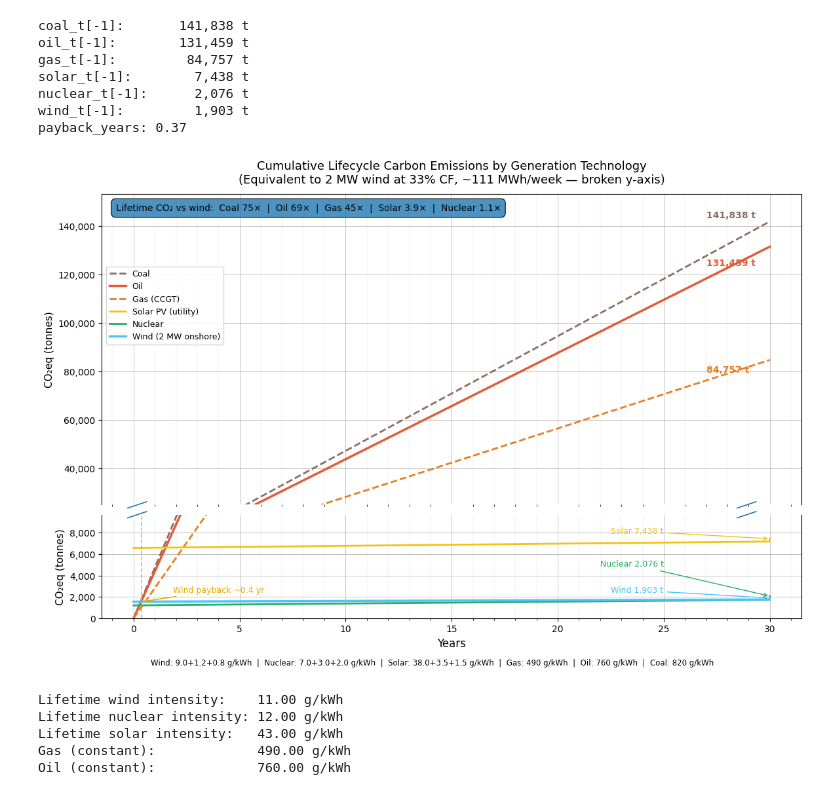
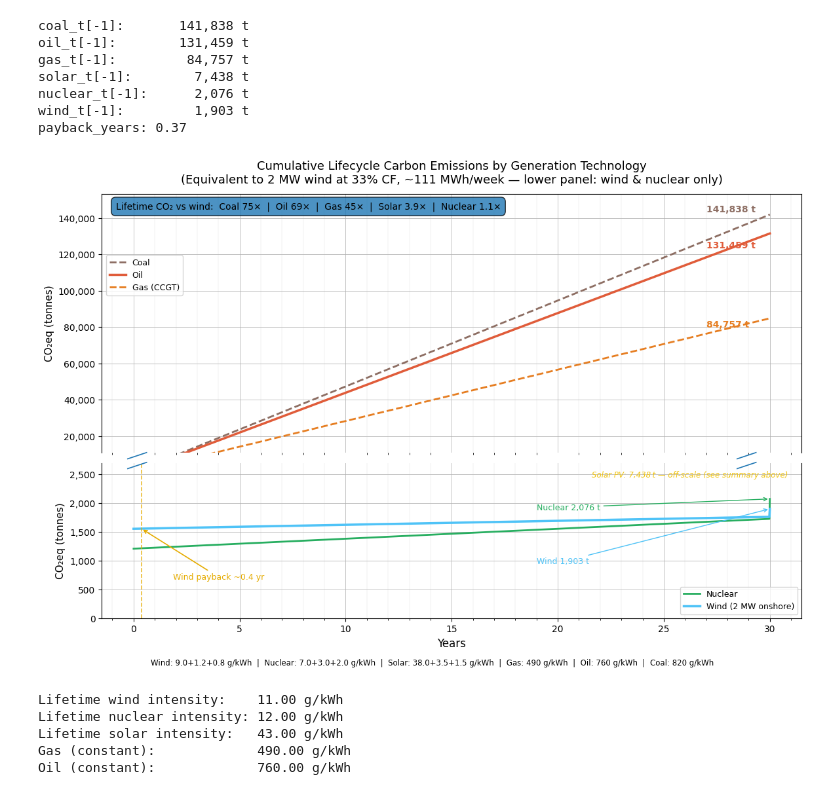
Before and after one commit to lookbusy1344/Relativity, a Jupyter notebook: Python/Carbon.ipynb, the cells around one changed output. Drawn from its saved outputs; the diff is of its cells as text; code cells hidden in the pictures.

Commit message:
fix(Carbon): exclude solar from bottom panel to clarify wind vs nuclear
Solar PV (~7,500 t) was dominating the bottom panel scale, compressing
wind and nuclear into an unreadable band. Bottom panel now shows only
wind and nuclear with a tight y-axis; solar is noted as off-scale with
an italic label. y_top_min gap adjusted so solar falls between panels.

```diff
--- a/Python/Carbon.ipynb
+++ b/Python/Carbon.ipynb
@@ -129,11 +129,12 @@ print(f"payback_years: {payback_years:.2f}" if payback_years else "no payback fo
 
 # --- Broken y-axis ---
 # Top panel: coal, oil, gas (high-emission, linear scale)
-# Bottom panel: wind, nuclear, solar (low-emission, shows upfront manufacturing debt)
-low_max = max(wind_t.max(), solar_t.max(), nuclear_t.max())
+# Bottom panel: wind, nuclear only — solar (~7,500 t) excluded to show wind/nuclear clearly
+low_max = max(wind_t.max(), nuclear_t.max())
 y_bot_max = low_max * 1.3
 y_top_max = coal_t.max() * 1.08
-y_top_min = y_bot_max * 2.6  # gap between panels
+# gap sits above solar so it falls in neither panel
+y_top_min = max(solar_t.max() * 1.4, y_bot_max * 4.0)
 
 COLOR_COAL = "#8d6e63"
 COLOR_OIL = "#e05c3a"
@@ -147,40 +148,32 @@ fig, (ax_top, ax_bot) = plt.subplots(
     1,
     sharex=True,
     figsize=(12, 8),
-    gridspec_kw={"height_ratios": [3, 1], "hspace": 0.05},
+    gridspec_kw={"height_ratios": [2.5, 1.5], "hspace": 0.05},
 )
 
-for ax in (ax_top, ax_bot):
-    ax.grid(True, linewidth=0.7, alpha=0.8)
-    ax.grid(True, which="minor", linewidth=0.3, alpha=0.4)
-    ax.plot(
-        years_axis,
-        coal_t,
-        color=COLOR_COAL,
-        linewidth=2.0,
-        linestyle="--",
-        label="Coal",
-    )
-    ax.plot(years_axis, oil_t, color=COLOR_OIL, linewidth=2.5, label="Oil")
-    ax.plot(
-        years_axis,
-        gas_t,
-        color=COLOR_GAS,
-        linewidth=2.0,
-        linestyle="--",
-        label="Gas (CCGT)",
-    )
-    ax.plot(
-        years_axis,
-        solar_t,
-        color=COLOR_SOLAR,
-        linewidth=2.0,
-        label="Solar PV (utility)",
-    )
-    ax.plot(years_axis, nuclear_t, color=COLOR_NUCLEAR, linewidth=2.0, label="Nuclear")
-    ax.plot(
-        years_axis, wind_t, color=COLOR_WIND, linewidth=2.5, label="Wind (2 MW onshore)"
-    )
+# Top panel: fossil fuels only
+ax_top.grid(True, linewidth=0.7, alpha=0.8)
+ax_top.grid(True, which="minor", linewidth=0.3, alpha=0.4)
+ax_top.plot(
+    years_axis, coal_t, color=COLOR_COAL, linewidth=2.0, linestyle="--", label="Coal"
+)
+ax_top.plot(years_axis, oil_t, color=COLOR_OIL, linewidth=2.5, label="Oil")
+ax_top.plot(
+    years_axis,
+    gas_t,
+    color=COLOR_GAS,
+    linewidth=2.0,
+    linestyle="--",
+    label="Gas (CCGT)",
+)
+
+# Bottom panel: wind and nuclear only (solar is off-scale for both panels)
+ax_bot.grid(True, linewidth=0.7, alpha=0.8)
+ax_bot.grid(True, which="minor", linewidth=0.3, alpha=0.4)
+ax_bot.plot(years_axis, nuclear_t, color=COLOR_NUCLEAR, linewidth=2.0, label="Nuclear")
+ax_bot.plot(
+    years_axis, wind_t, color=COLOR_WIND, linewidth=2.5, label="Wind (2 MW onshore)"
+)
 
 ax_top.set_ylim(y_top_min, y_top_max)
 ax_bot.set_ylim(0, y_bot_max)
@@ -248,19 +241,11 @@ ax_top.annotate(
     fontweight="bold",
 )
 
-# End labels — bottom panel (solar, nuclear, wind)
-ax_bot.annotate(
-    f"Solar {solar_t[-1]:,.0f} t",
-    xy=(30, solar_t[-1]),
-    xytext=(22.5, y_bot_max * 0.82),
-    color=COLOR_SOLAR,
-    fontsize=9,
-    arrowprops=dict(arrowstyle="->", color=COLOR_SOLAR, lw=1.0),
-)
+# End labels — bottom panel (wind and nuclear; solar is off-scale)
 ax_bot.annotate(
     f"Nuclear {nuclear_t[-1]:,.0f} t",
     xy=(30, nuclear_t[-1]),
-    xytext=(22.0, y_bot_max * 0.50),
+    xytext=(19.0, y_bot_max * 0.70),
     color=COLOR_NUCLEAR,
     fontsize=9,
     arrowprops=dict(arrowstyle="->", color=COLOR_NUCLEAR, lw=1.0),
@@ -268,10 +253,21 @@ ax_bot.annotate(
 ax_bot.annotate(
     f"Wind {wind_t[-1]:,.0f} t",
     xy=(30, wind_t[-1]),
-    xytext=(22.5, y_bot_max * 0.25),
+    xytext=(19.0, y_bot_max * 0.35),
     color=COLOR_WIND,
     fontsize=9,
     arrowprops=dict(arrowstyle="->", color=COLOR_WIND, lw=1.0),
+)
+ax_bot.text(
+    0.98,
+    0.95,
+    f"Solar PV: {solar_t[-1]:,.0f} t — off-scale (see summary above)",
+    transform=ax_bot.transAxes,
+    ha="right",
+    va="top",
+    fontsize=8.5,
+    color=COLOR_SOLAR,
+    style="italic",
 )
 
 # Summary callout
@@ -298,35 +294,36 @@ ax_bot.xaxis.set_major_locator(ticker.MultipleLocator(5))
 ax_bot.xaxis.set_minor_locator(ticker.MultipleLocator(1))
 
 ax_top.set_title(
     f"Cumulative Lifecycle Carbon Emissions by Generation Technology\n"
-    f"(Equivalent to 2 MW wind at 33% CF, ~{weekly_energy_mwh:.0f} MWh/week — broken y-axis)",
+    f"(Equivalent to 2 MW wind at 33% CF, ~{weekly_energy_mwh:.0f} MWh/week — lower panel: wind & nuclear only)",
     fontsize=13,
     pad=12,
 )
 
 ax_top.legend(fontsize=9, loc="upper left", bbox_to_anchor=(0.0, 0.78))
+ax_bot.legend(fontsize=9, loc="lower right")
 
 fig.text(
     0.5,
     0.01,
     f"Wind: {WIND_MANUFACTURING_KG_PER_MWH}+{WIND_OM_KG_PER_MWH}+{WIND_DECOMM_KG_PER_MWH} g/kWh  |  "
     f"Nuclear: {NUCLEAR_CONSTRUCTION_KG_PER_MWH}+{NUCLEAR_OM_KG_PER_MWH}+{NUCLEAR_DECOMM_KG_PER_MWH} g/kWh  |  "
     f"Solar: {SOLAR_MANUFACTURING_KG_PER_MWH}+{SOLAR_OM_KG_PER_MWH}+{SOLAR_DECOMM_KG_PER_MWH} g/kWh  |  "
     f"Gas: {GAS_KG_PER_MWH:.0f} g/kWh  |  Oil: {OIL_KG_PER_MWH:.0f} g/kWh  |  Coal: {COAL_KG_PER_MWH:.0f} g/kWh",
     ha="center",
     fontsize=8.5,
 )
 
 plt.subplots_adjust(left=0.08, right=0.97, top=0.91, bottom=0.10, hspace=0.05)
 # %% [output]
 coal_t[-1]:       141,838 t
 oil_t[-1]:        131,459 t
 gas_t[-1]:         84,757 t
 solar_t[-1]:        7,438 t
 nuclear_t[-1]:      2,076 t
 wind_t[-1]:         1,903 t
 payback_years: 0.37
-[figure, old version]
+[figure, new version]
 # %%
 import numpy as np
 import matplotlib.pyplot as plt
```
